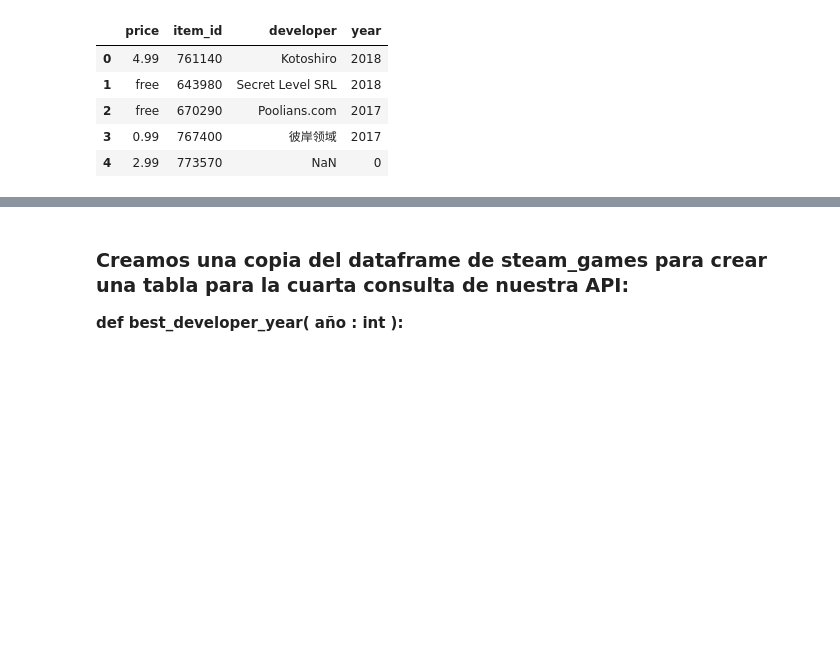
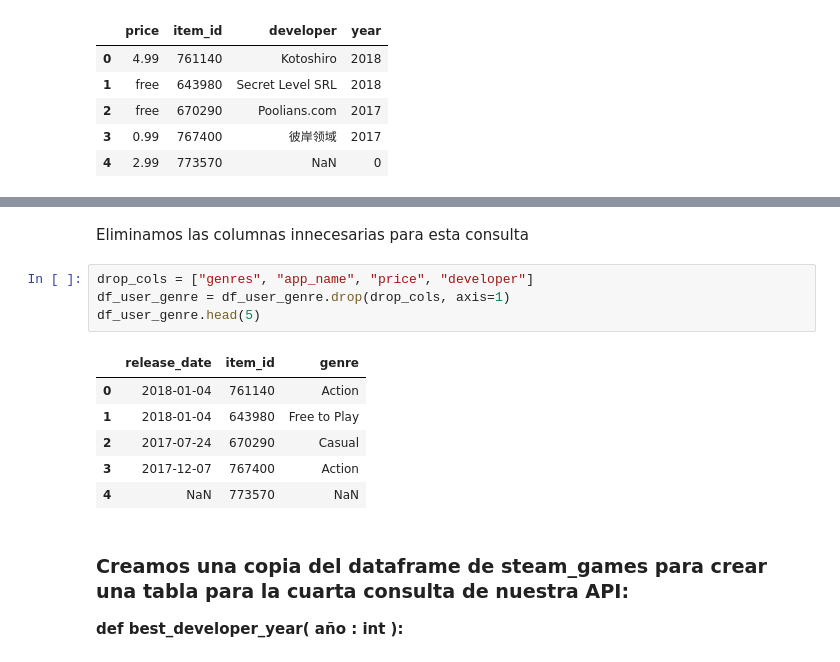
Before and after one commit to DanielHernandezZambrano/Sistema_de_Recomendacion_de_Juegos_Steam-, a Jupyter notebook: ETL_games.ipynb, the cells around one changed output, grey strips where cells are left out. Cells and saved outputs as stored; diff of their text form; blank space fills up the shorter version.

Commit message:
Añadiendo tercera consulta

```diff
--- a/ETL_games.ipynb
+++ b/ETL_games.ipynb
@@ -339,3 +362,16 @@ df_games_developer.head(5)
+# %% [markdown]
+Eliminamos las columnas innecesarias para esta consulta
+# %%
+drop_cols = ["genres", "app_name", "price", "developer"]
+df_user_genre = df_user_genre.drop(drop_cols, axis=1)
+df_user_genre.head(5)
+# %% [output]
+|  | release_date | item_id | genre |
+| 0 | 2018-01-04 | 761140 | Action |
+| 1 | 2018-01-04 | 643980 | Free to Play |
+| 2 | 2017-07-24 | 670290 | Casual |
+| 3 | 2017-12-07 | 767400 | Action |
+| 4 | NaN | 773570 | NaN |
 # %% [markdown]
 ### **Creamos una copia del dataframe de steam_games para crear una tabla para la cuarta consulta de nuestra API:**
 **def best_developer_year( año : int ):**
```
Also changed, not shown: parts of 7 cells of this notebook, 4 other files.
